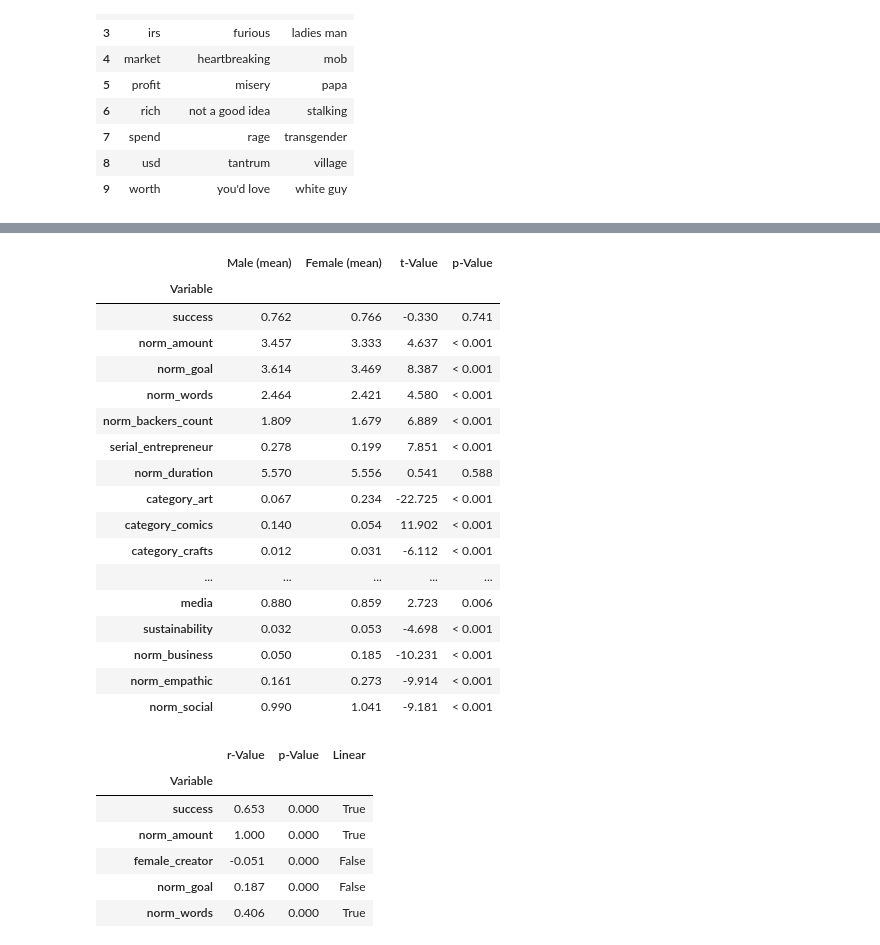
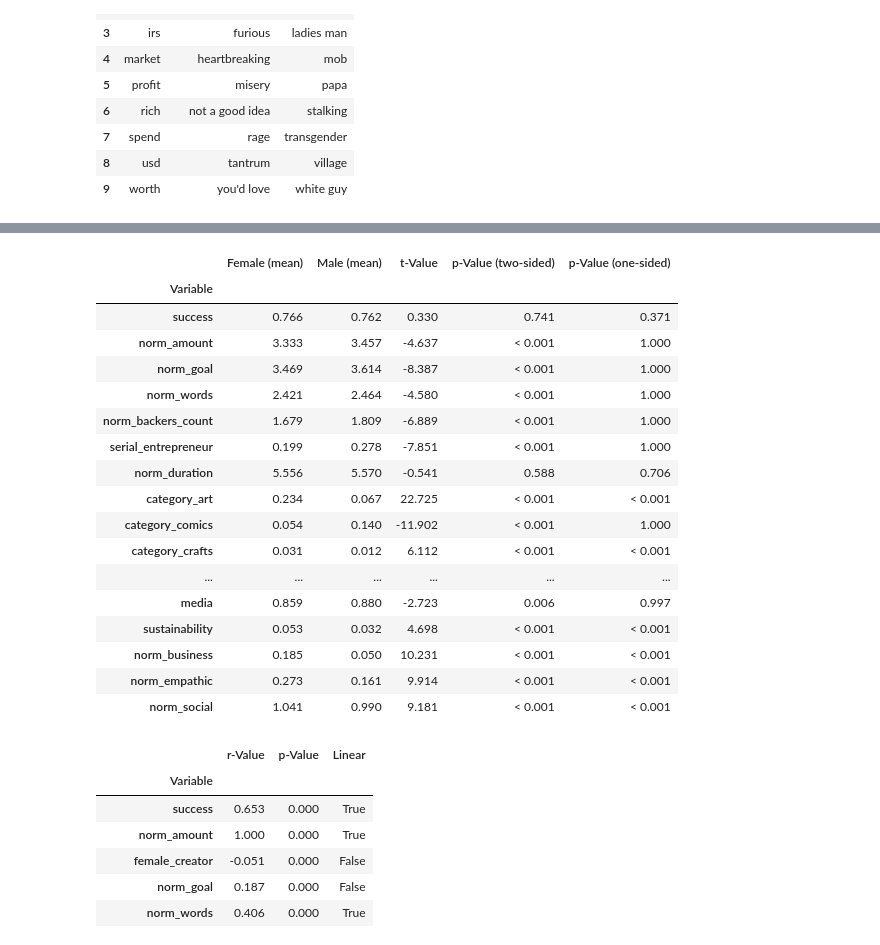
Before and after one commit to MaxPersoon/KickstarterScraper, a Jupyter notebook: dataProcessing.ipynb, the cells around one changed output, grey strips where cells are left out. Cells and saved outputs as stored; diff of their text form; code cells hidden in the pictures.

```diff
--- a/dataProcessing.ipynb
+++ b/dataProcessing.ipynb
@@ -208,9 +237,10 @@ succMedians = []
 failMedians = []
 
 meanTValues = []
-meanPValues = []
+meanPValuesTwo = []
+meanPValuesOne = []
 
-moodsVars = ['amount', 'goal', 'words', 'backers_count', 'duration', 'business', 'empathic', 'social'] # + drives
+moodsVars = ['norm_amount', 'norm_goal', 'norm_words', 'norm_backers_count', 'norm_duration', 'norm_business', 'norm_empathic', 'norm_social'] # + drives
 medianTValues = []
 medianPValues = []
 
@@ -251,9 +281,12 @@ for variable in numVars[1:]:
         equalVariance = True
 
     # Perform two sample t-test
-    result = st.ttest_ind(a=varDataSucc, b=varDataFail, equal_var=equalVariance)
-    meanTValues.append(result[0])
-    meanPValues.append(cleanPValue(result[1]))
+    resultTwo = st.ttest_ind(a=varDataSucc, b=varDataFail, equal_var=equalVariance)
+    resultOne = st.ttest_ind(a=varDataSucc, b=varDataFail, equal_var=equalVariance, alternative='greater')
+    meanTValues.append(resultTwo[0])
+
+    meanPValuesTwo.append(cleanPValue(resultTwo[1]))
+    meanPValuesOne.append(cleanPValue(resultOne[1]))
 
     # Perform Mood's median test
     if variable in moodsVars:
@@ -263,7 +296,7 @@ for variable in numVars[1:]:
     medianTValues.append(result[0])
     medianPValues.append(cleanPValue(result[1]))
 
-table4 = {'Variable': numVars[1:], 'Success (mean)': succMeans, 'Failure (mean)': failMeans, 't-Value': meanTValues, 'p-Value': meanPValues}
+table4 = {'Variable': numVars[1:], 'Success (mean)': succMeans, 'Failure (mean)': failMeans, 't-Value': meanTValues, 'p-Value (two-sided)': meanPValuesTwo, 'p-Value (one-sided)': meanPValuesOne}
 table4 = pd.DataFrame.from_dict(table4)
 table4 = table4.set_index('Variable')
 table4.to_csv('Tables/mean per variable (success).csv')
@@ -394,61 +377,70 @@ fNormData = normData[normData['female_creator'] == 1]
 mMeans = []
 fMeans = []
 tValues = []
-pValues = []
+pValuesTwo = []
+pValuesOne = []
+
+
+def cleanPValue(pValue):
+    if pValue != "N/A":
+        if pValue < 0.001:
+            pValue = "< 0.001"
+    return pValue
+
 
 numVars_ = numVars[:]
 numVars_.remove('female_creator')
 for variable in numVars_:
     mVarData = mNormData[variable]
     fVarData = fNormData[variable]
 
     # Calculate the means
     mMeans.append(np.mean(mVarData))
     fMeans.append(np.mean(fVarData))
 
     # Check for equal variance
     mVar = np.var(mVarData)
     fVar = np.var(fVarData)
 
     bigger = np.maximum(mVar, fVar)
     smaller = np.minimum(mVar, fVar)
 
     equalVariance = False
     if bigger / smaller < 4:
         equalVariance = True
 
     # Perform two-sample t-test
-    result = st.ttest_ind(a=mVarData, b=fVarData, equal_var=equalVariance)
-    tValues.append(result[0])
-    if result[1] >= 0.001:
-        pValues.append(result[1])
-    else:
-        pValues.append("< 0.001")
+    resultTwo = st.ttest_ind(a=fVarData, b=mVarData, equal_var=equalVariance)
+    resultOne = st.ttest_ind(a=fVarData, b=mVarData, equal_var=equalVariance, alternative="greater")
+    tValues.append(resultTwo[0])
 
-table7 = {"Variable": numVars_, "Male (mean)": mMeans, "Female (mean)": fMeans, "t-Value": tValues, "p-Value": pValues}
+    pValuesTwo.append(cleanPValue(resultTwo[1]))
+    pValuesOne.append(cleanPValue(resultOne[1]))
+
+table7 = {"Variable": numVars_, "Female (mean)": fMeans, "Male (mean)": mMeans, "t-Value": tValues, "p-Value (two-sided)": pValuesTwo, "p-Value (one-sided)": pValuesOne}
 table7 = pd.DataFrame.from_dict(table7)
 table7 = table7.set_index('Variable')
 table7.to_csv('Tables/mean per variable (female_creator).csv')
 table7
 # %% [output]
-|  | Male (mean) | Female (mean) | t-Value | p-Value |
-| Variable |  |  |  |  |
-| success | 0.762 | 0.766 | -0.330 | 0.741 |
-| norm_amount | 3.457 | 3.333 | 4.637 | < 0.001 |
-| norm_goal | 3.614 | 3.469 | 8.387 | < 0.001 |
-| norm_words | 2.464 | 2.421 | 4.580 | < 0.001 |
-| norm_backers_count | 1.809 | 1.679 | 6.889 | < 0.001 |
-| serial_entrepreneur | 0.278 | 0.199 | 7.851 | < 0.001 |
-| norm_duration | 5.570 | 5.556 | 0.541 | 0.588 |
-| category_art | 0.067 | 0.234 | -22.725 | < 0.001 |
-| category_comics | 0.140 | 0.054 | 11.902 | < 0.001 |
-| category_crafts | 0.012 | 0.031 | -6.112 | < 0.001 |
-| ... | ... | ... | ... | ... |
-| media | 0.880 | 0.859 | 2.723 | 0.006 |
-| sustainability | 0.032 | 0.053 | -4.698 | < 0.001 |
-| norm_business | 0.050 | 0.185 | -10.231 | < 0.001 |
-| norm_empathic | 0.161 | 0.273 | -9.914 | < 0.001 |
-| norm_social | 0.990 | 1.041 | -9.181 | < 0.001 |
+|  | Female (mean) | Male (mean) | t-Value | p-Value (two-sided) | p-Value (one-sided) |
+| Variable |  |  |  |  |  |
+| success | 0.766 | 0.762 | 0.330 | 0.741 | 0.371 |
+| norm_amount | 3.333 | 3.457 | -4.637 | < 0.001 | 1.000 |
+| norm_goal | 3.469 | 3.614 | -8.387 | < 0.001 | 1.000 |
+| norm_words | 2.421 | 2.464 | -4.580 | < 0.001 | 1.000 |
+| norm_backers_count | 1.679 | 1.809 | -6.889 | < 0.001 | 1.000 |
+| serial_entrepreneur | 0.199 | 0.278 | -7.851 | < 0.001 | 1.000 |
+| norm_duration | 5.556 | 5.570 | -0.541 | 0.588 | 0.706 |
+| category_art | 0.234 | 0.067 | 22.725 | < 0.001 | < 0.001 |
+| category_comics | 0.054 | 0.140 | -11.902 | < 0.001 | 1.000 |
+| category_crafts | 0.031 | 0.012 | 6.112 | < 0.001 | < 0.001 |
+| ... | ... | ... | ... | ... | ... |
+| media | 0.859 | 0.880 | -2.723 | 0.006 | 0.997 |
+| sustainability | 0.053 | 0.032 | 4.698 | < 0.001 | < 0.001 |
+| norm_business | 0.185 | 0.050 | 10.231 | < 0.001 | < 0.001 |
+| norm_empathic | 0.273 | 0.161 | 9.914 | < 0.001 | < 0.001 |
+| norm_social | 1.041 | 0.990 | 9.181 | < 0.001 | < 0.001 |
 # %%
 # Determine which numerical variables are linearly related to amount
 amountData = normData['norm_amount']
```
Also changed, not shown: parts of 19 cells of this notebook, 7 other files.
